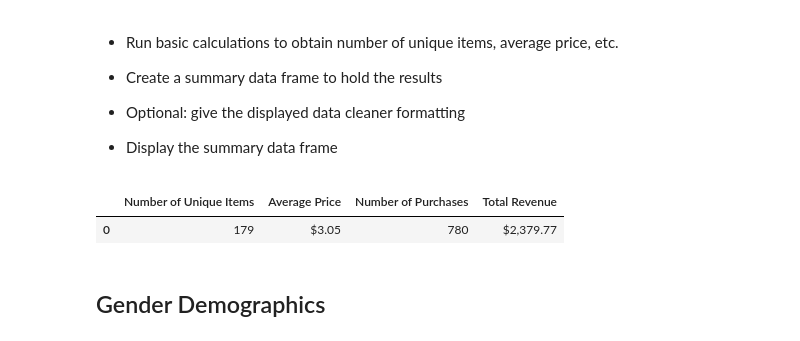
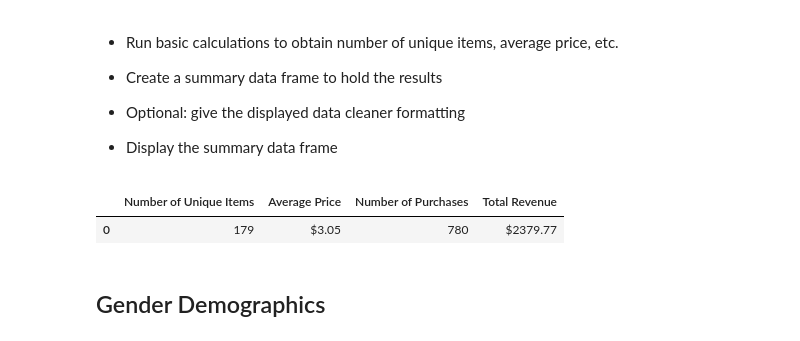
Before and after one commit to mongrella/pandas-challenge, a Jupyter notebook: HeroesofPymoli/HeroesofPymoli.ipynb, the cells around one changed output. Cells and saved outputs as stored; diff of their text form; code cells hidden in the pictures.

```diff
--- a/HeroesofPymoli/HeroesofPymoli.ipynb
+++ b/HeroesofPymoli/HeroesofPymoli.ipynb
@@ -47,25 +47,27 @@ players
 # %%
 #Unique items = len, unique, item ID
 #average price = mean, price
 #number of purchases = value counts, purchase ID
 #total revenue = sum, price
 
 unique_items = len((purchase_data["Item ID"]).unique())
 average_price = (purchase_data["Price"]).mean()
 total_purchases = (purchase_data["Purchase ID"]).count()
 total_revenue = (purchase_data["Price"]).sum()
 
 # Create summary data frame to hold results
 summary_df = pd.DataFrame({"Number of Unique Items":[unique_items],
                            "Average Price":[average_price],
                            "Number of Purchases": [total_purchases],
                            "Total Revenue": [total_revenue]})
-#Currency formatting code taken from https://pbpython.com/styling-pandas.html
-summary_df.style.format({'Average Price':'${0:,.2f}',
-                         'Total Revenue':'${0:,.2f}'})
+
+summary_df["Average Price"] = summary_df["Average Price"].map("${0:.2f}".format)
+summary_df["Total Revenue"] = summary_df["Total Revenue"].map("${0:.2f}".format)
+
+summary_df
 # %% [output]
 |  | Number of Unique Items | Average Price | Number of Purchases | Total Revenue |
-| 0 | 179 | $3.05 | 780 | $2,379.77 |
+| 0 | 179 | $3.05 | 780 | $2379.77 |
 # %% [markdown]
 ## Gender Demographics
 # %% [markdown]
```
